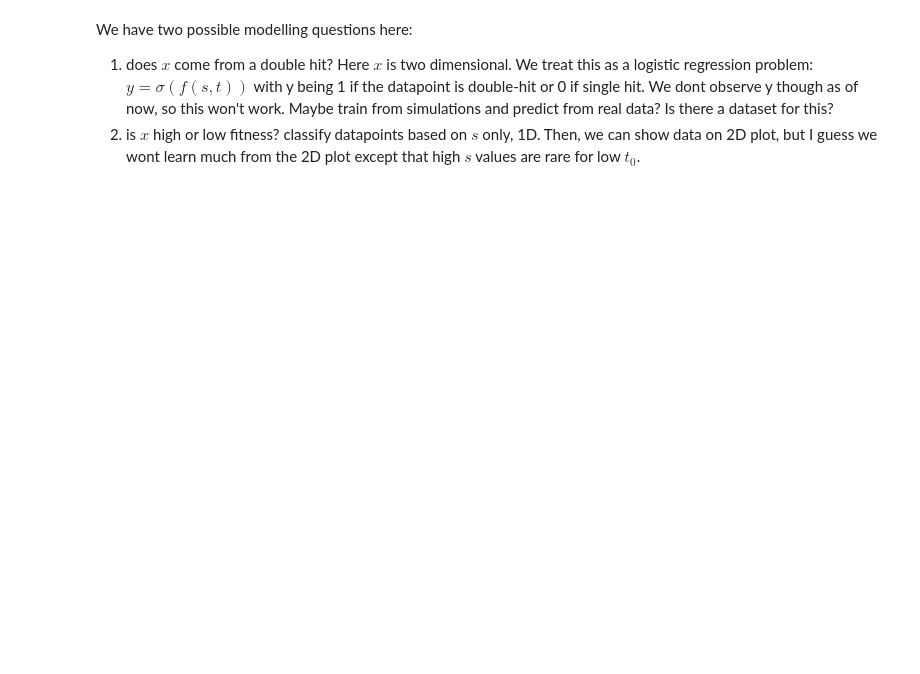
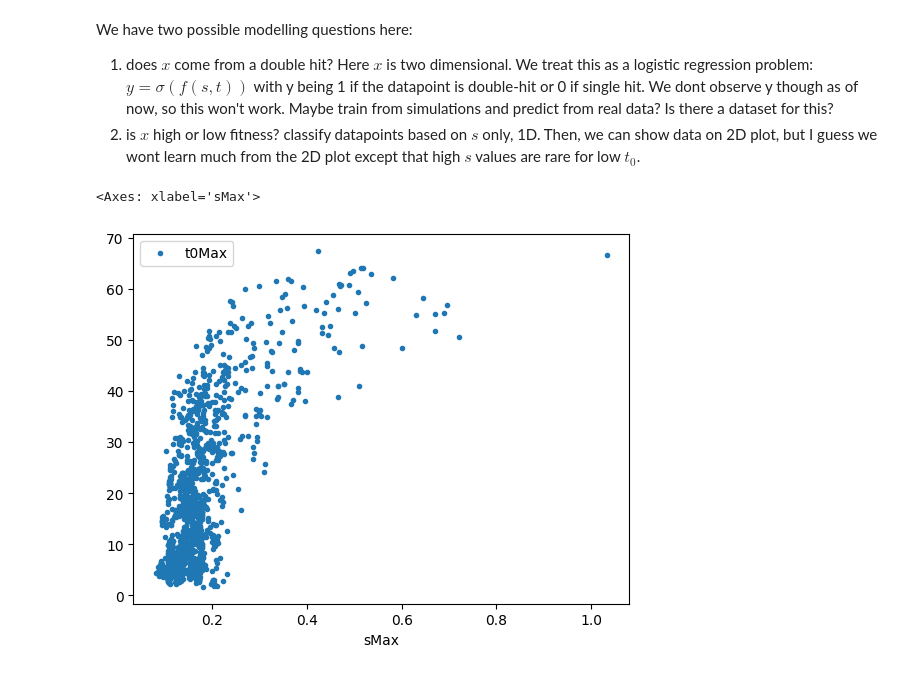
Before and after one commit to fraterenz/hsc-figures, a Jupyter notebook: inferences/doublehits/clustering.ipynb, the cells around one changed output. Saved outputs shown, nothing was run; the diff lists cells and outputs as text; code cells hidden in the pictures; blank space fills up the shorter version.

```diff
--- a/inferences/doublehits/clustering.ipynb
+++ b/inferences/doublehits/clustering.ipynb
@@ -13,5 +16,8 @@ from sklearn.mixture import BayesianGaussianMixture, GaussianMixture
 palette = "Dark2"
 colors = mpl.colormaps[palette].colors
 # %%
-data = pd.read_csv("variantTrajectoryEstimates.csv", usecols=["sMax", "t0Max"])
+data = pd.read_csv("variantTrajectoryEstimates.csv")  # , usecols=["sMax", "t0Max"])
 data.plot(x="sMax", y="t0Max", ls="", marker=".")  # TODO: ask why s>1
+# %% [output]
+<Axes: xlabel='sMax'>
+[figure, added]
```
Also changed, not shown: parts of 14 cells of this notebook, 21 other files.
